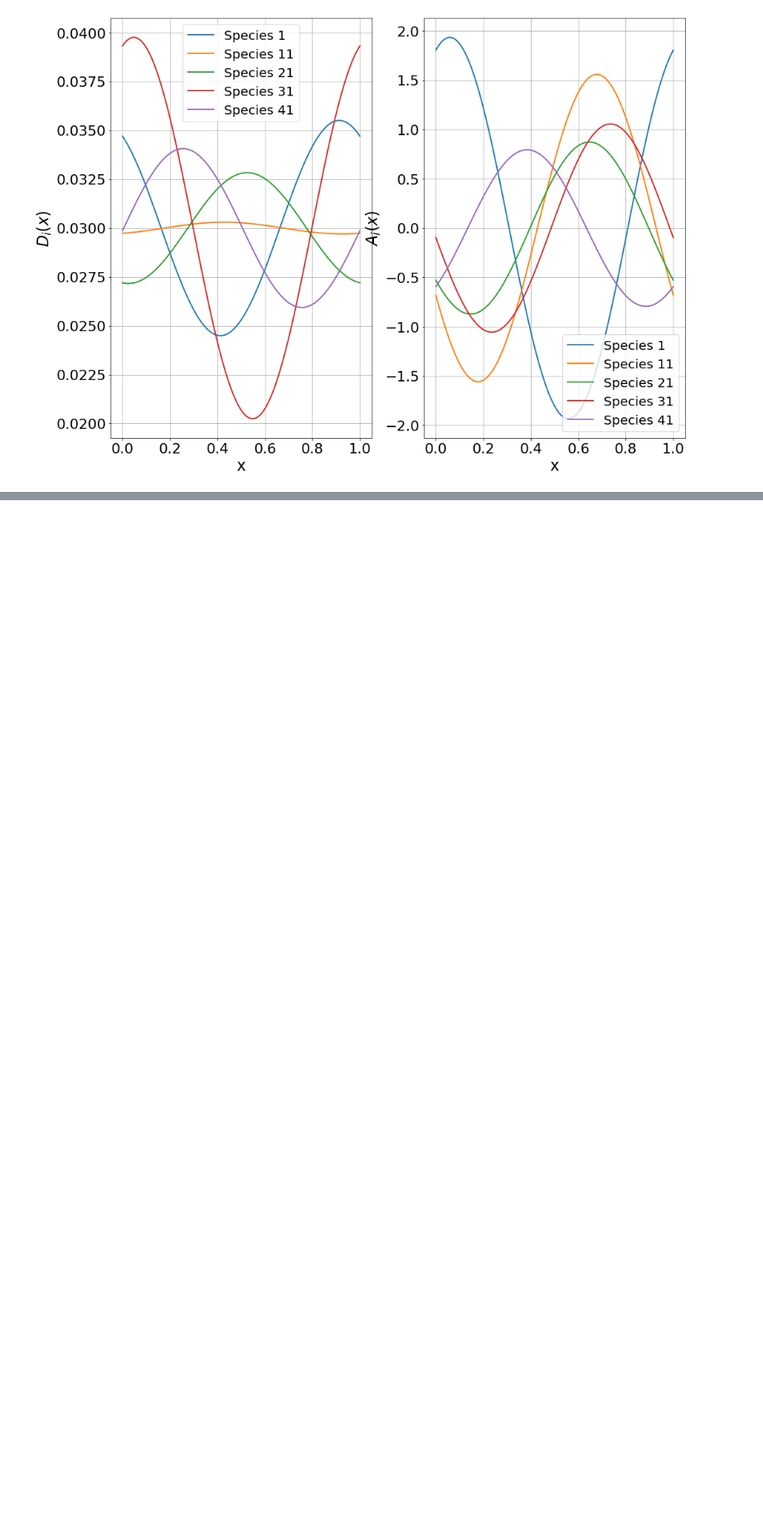
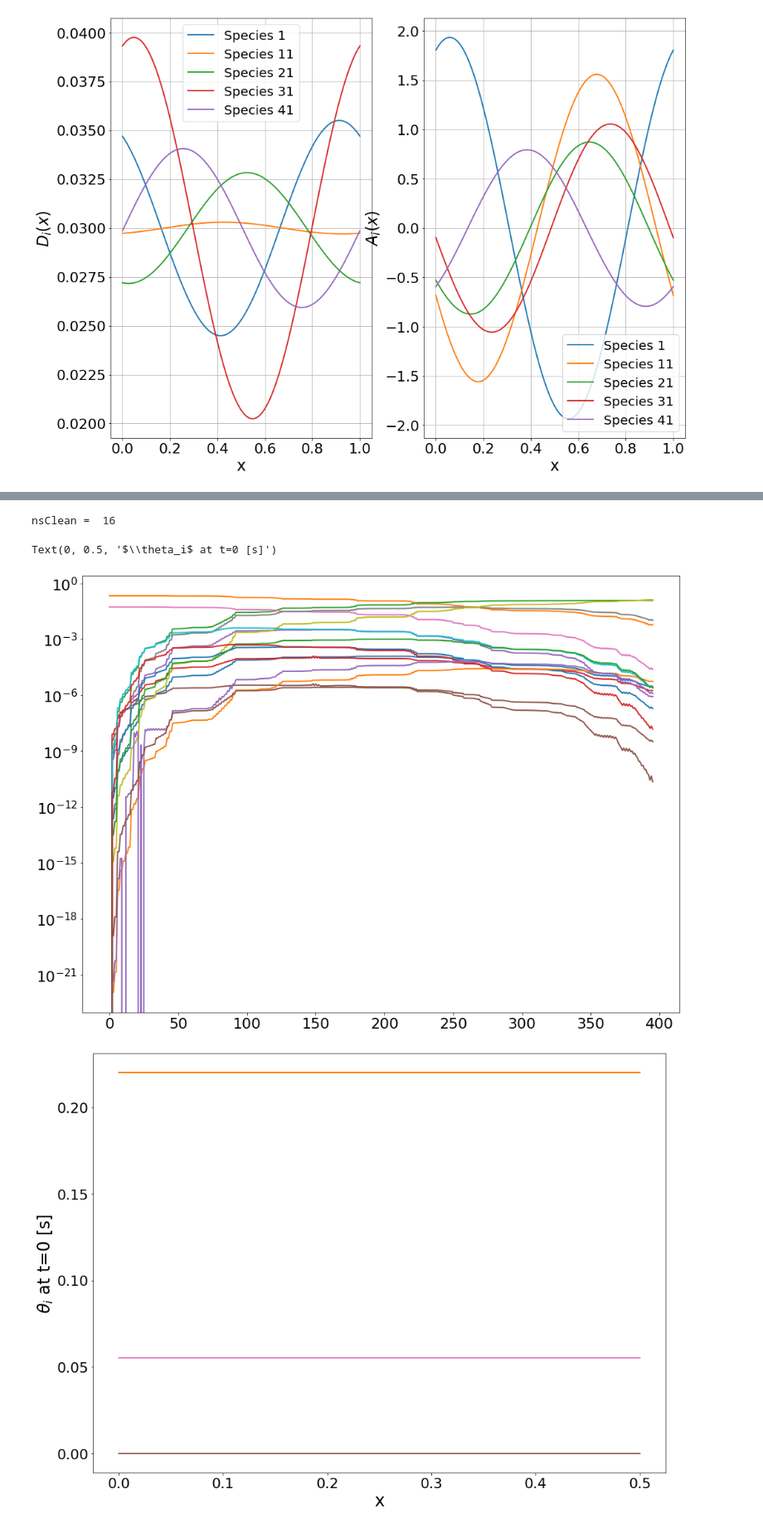
Before and after one commit to simoneventuri/ROMNet_, a Jupyter notebook: extra/PCA_ReactDiffAdvecEq/PCA_ReactDiffAdvecEq_Cantera.ipynb, the cells around one changed output, grey strips where cells are left out. Shown: that part at 83% size. Cells and saved outputs as stored; diff of their text form; code cells hidden in the pictures; blank space fills up the shorter version.

```diff
--- a/extra/PCA_ReactDiffAdvecEq/PCA_ReactDiffAdvecEq_Cantera.ipynb
+++ b/extra/PCA_ReactDiffAdvecEq/PCA_ReactDiffAdvecEq_Cantera.ipynb
@@ -44,10 +44,12 @@ except OSError as e:
 # %%
 ### Create Mixture
 
-gas      = ct.Solution('gri30.yaml', energy_enabled=False)
-gas.TPX  = T0, P0, 'CH4:0.5, O2:1, N2:3.76'
-rho0     = gas.density
-ns       = gas.n_species
+gas        = ct.Solution('gri30.yaml', energy_enabled=False)
+gas.TPX    = T0, P0, 'CH4:0.5, O2:1, N2:3.76'
+rho0       = gas.density
+ns         = gas.n_species
+
+yOrigNames = gas.species_names
 # %%
 #DIFFUSION-REACTION OF MULTIPLE SCALARS
 
@@ -305 +329,47 @@ plt.show()
+# %%
+ConstVars  = (np.abs(yMat[:,nx]-yMat[:,-1]) < 1.e-6) & (yMat[:,nx] > 1.e-4)
+ConstIdx   = [i for i in range(ns) if ConstVars[i]]
+ConstVals  = yMat[ConstIdx,nx]
+SmallVars  = (np.max(yMat.T, axis=0) < 1.e-6)
+RemoveVars = list(  ConstVars | SmallVars )
+KeepVars   = list(~(ConstVars | SmallVars))
+
+yCleanNames= [yOrigNames[i] for i in range(len(yOrigNames)) if KeepVars[i]]
+yPDClean   = DF[yCleanNames]
+yClean     = yPDClean.to_numpy()
+#yClean     = np.maximum(yClean, 1.e-20)
+nsClean    = yClean.shape[1]
+print('nsClean = ', nsClean)
+
+
+fig = plt.figure(figsize=(16, 12))
+plt.plot(yClean)
+plt.yscale('log')
+
+
+Y0Clean    = np.zeros((nsClean,nx))
+iSClean    = 0
+MaskClean  = np.zeros(nsClean, dtype=int)
+CleanMask  = np.zeros(ns, dtype=int)
+for iS in range(ns):
+    if KeepVars[iS]:
+        # Y0Clean[iSClean,,:] = 1.0 / ( sig*np.sqrt(2.*np.pi)) * np.exp( -0.5*( (X[iS,:]-Lx/2)/sig )**2. ) * gas.Y[iS]
+        Y0Clean[iSClean,:]  = np.ones(nx) * Y0[iS,:]
+        MaskClean[iSClean]  = iS
+        CleanMask[iS]       = iSClean
+        iSClean            += 1
+
+y0Clean = Y0Clean.T.flatten()
+
+fig = plt.figure(figsize=(16, 12))
+plt.plot(xx, Y0Clean.T)
+plt.xlabel('x')
+plt.ylabel(r'$\theta_i$ at t=0 [s]')
+
+#plt.savefig(FigDir+'/y0Clean.png', dpi=900)
+# %% [output]
+nsClean =  16
+Text(0, 0.5, '$\\theta_i$ at t=0 [s]')
+[figure, added]
+[figure, added]
 # %%
```
Also changed, not shown: parts of 23 cells of this notebook, 7 other files.
